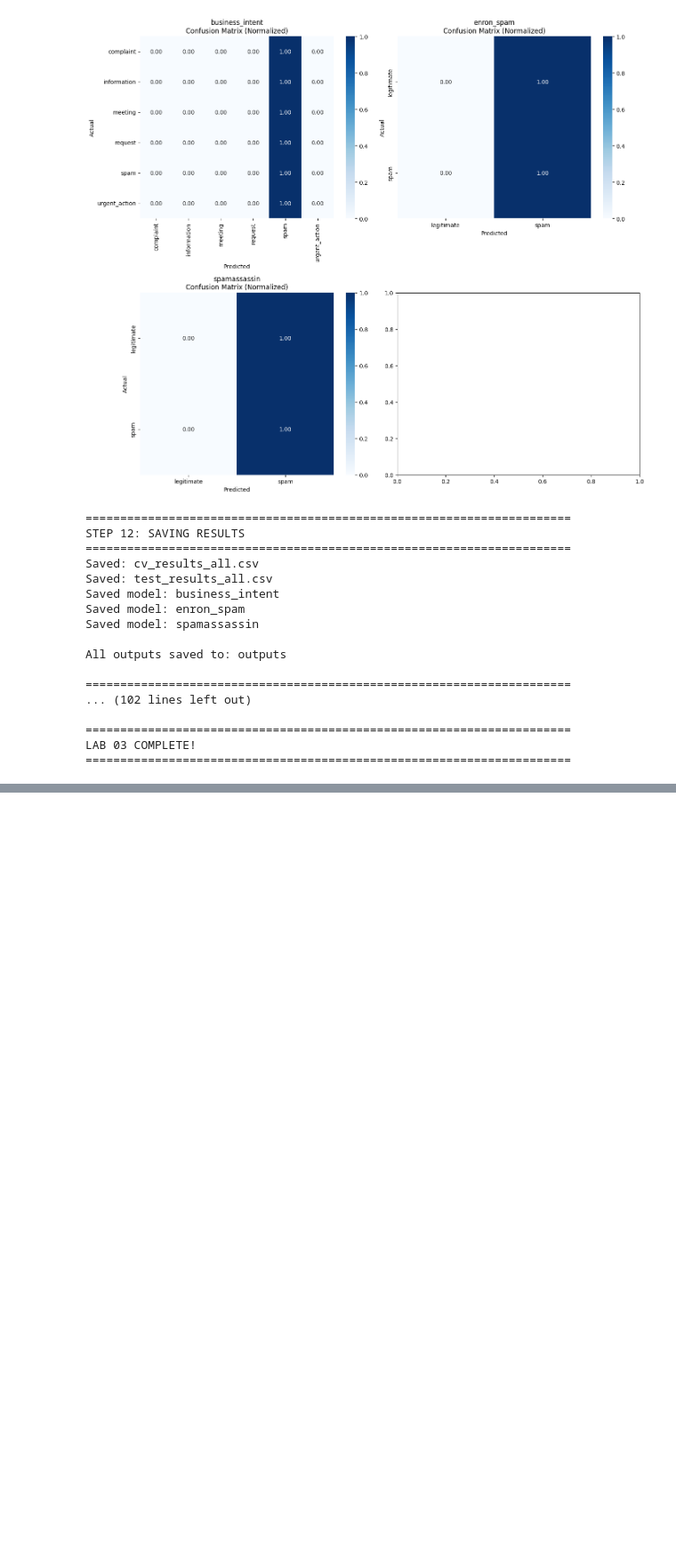
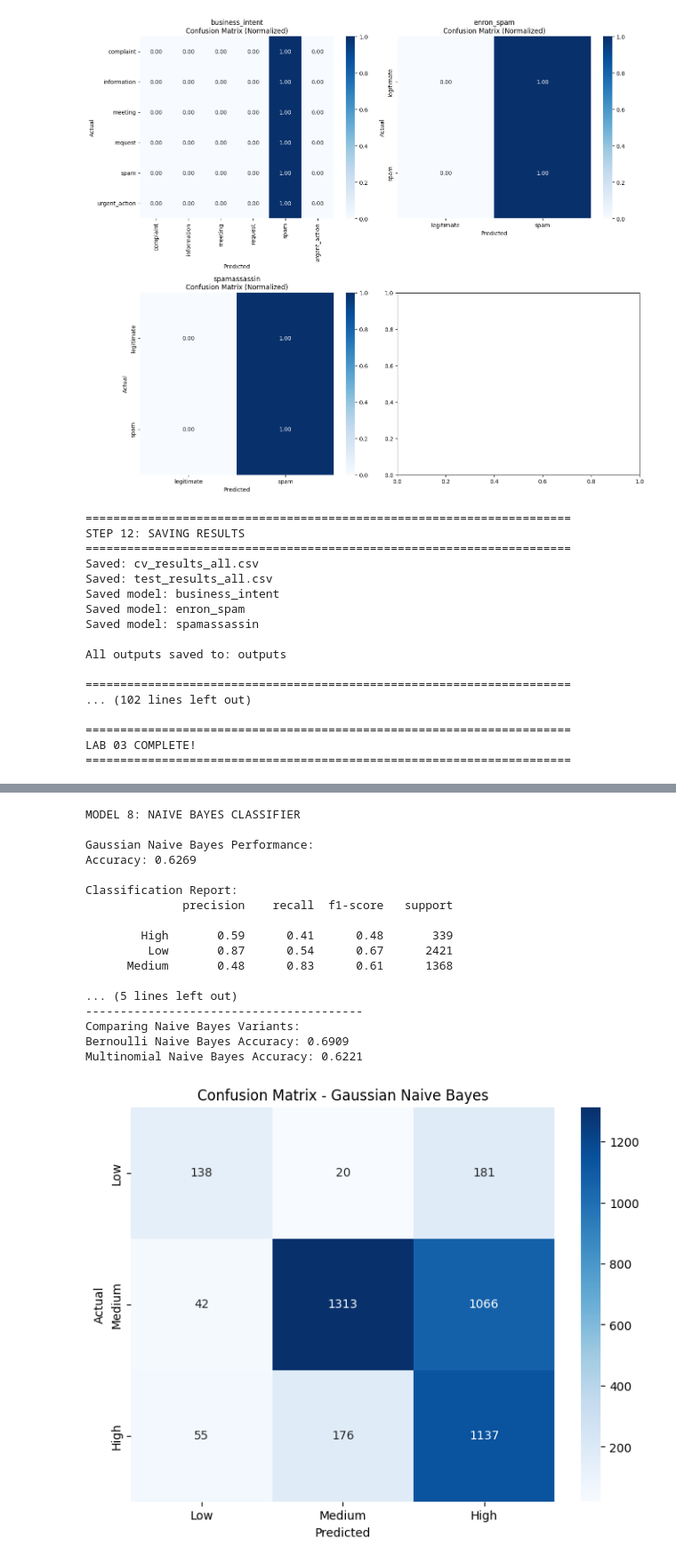
Before and after one commit to Madhumasa84/Adv_predictive, a Jupyter notebook: lab3/lab3da.ipynb, the cells around one changed output, grey strips where cells are left out. Shown at 89% size. Saved outputs shown, nothing was run; the diff lists cells and outputs as text; code cells hidden in the pictures; blank space fills up the shorter version.

Commit message:
Update Lab 03 with lab3da.ipynb metrics, BiLSTM execution, figures, and report PDF

```diff
--- a/lab3/lab3da.ipynb
+++ b/lab3/lab3da.ipynb
@@ -644,0 +906,77 @@ LAB 03 COMPLETE!
+# %%
+# ============================================
+# NEW MODEL 8: Naive Bayes Classifier
+# ============================================
+
+
+print("MODEL 8: NAIVE BAYES CLASSIFIER")
+
+
+from sklearn.naive_bayes import GaussianNB
+
+# Gaussian Naive Bayes (for continuous features)
+nb_model = GaussianNB()
+nb_model.fit(X_train_scaled, y_train_clf)
+nb_pred = nb_model.predict(X_test_scaled)
+
+nb_accuracy = accuracy_score(y_test_clf, nb_pred)
+print(f"\nGaussian Naive Bayes Performance:")
+print(f"Accuracy: {nb_accuracy:.4f}")
+print("\nClassification Report:")
+print(classification_report(y_test_clf, nb_pred))
+
+# Try different Naive Bayes variants
+print("\n" + "-" * 40)
+print("Comparing Naive Bayes Variants:")
+
+# Bernoulli Naive Bayes (binary features - binarize numeric features)
+from sklearn.preprocessing import Binarizer
+binarizer = Binarizer(threshold=0)
+X_train_binary = binarizer.fit_transform(X_train_scaled)
+X_test_binary = binarizer.transform(X_test_scaled)
+
+bnnb = BernoulliNB()
+bnnb.fit(X_train_binary, y_train_clf)
+bnnb_pred = bnnb.predict(X_test_binary)
+bnnb_acc = accuracy_score(y_test_clf, bnnb_pred)
+print(f"Bernoulli Naive Bayes Accuracy: {bnnb_acc:.4f}")
+
+# Multinomial Naive Bayes (for counts - requires non-negative features)
+# Convert to non-negative by shifting
+X_train_nonneg = X_train_scaled + np.abs(X_train_scaled.min())
+X_test_nonneg = X_test_scaled + np.abs(X_test_scaled.min())
+
+mnnb = MultinomialNB()
+mnnb.fit(X_train_nonneg, y_train_clf)
+mnnb_pred = mnnb.predict(X_test_nonneg)
+mnnb_acc = accuracy_score(y_test_clf, mnnb_pred)
+print(f"Multinomial Naive Bayes Accuracy: {mnnb_acc:.4f}")
+
+# Visualize confusion matrix
+fig, ax = plt.subplots(figsize=(8, 6))
+cm = confusion_matrix(y_test_clf, nb_pred)
+sns.heatmap(cm, annot=True, fmt='d', cmap='Blues', ax=ax,
+            xticklabels=price_labels, yticklabels=price_labels)
+ax.set_xlabel('Predicted')
+ax.set_ylabel('Actual')
+ax.set_title('Confusion Matrix - Gaussian Naive Bayes')
+plt.show()
+# %% [output]
+MODEL 8: NAIVE BAYES CLASSIFIER
+
+Gaussian Naive Bayes Performance:
+Accuracy: 0.6269
+
+Classification Report:
+              precision    recall  f1-score   support
+
+        High       0.59      0.41      0.48       339
+         Low       0.87      0.54      0.67      2421
+      Medium       0.48      0.83      0.61      1368
+
+... (5 lines left out)
+----------------------------------------
+Comparing Naive Bayes Variants:
+Bernoulli Naive Bayes Accuracy: 0.6909
+Multinomial Naive Bayes Accuracy: 0.6221
+[figure, added]
```
Also changed, not shown: parts of 9 cells of this notebook, 22 other files.
